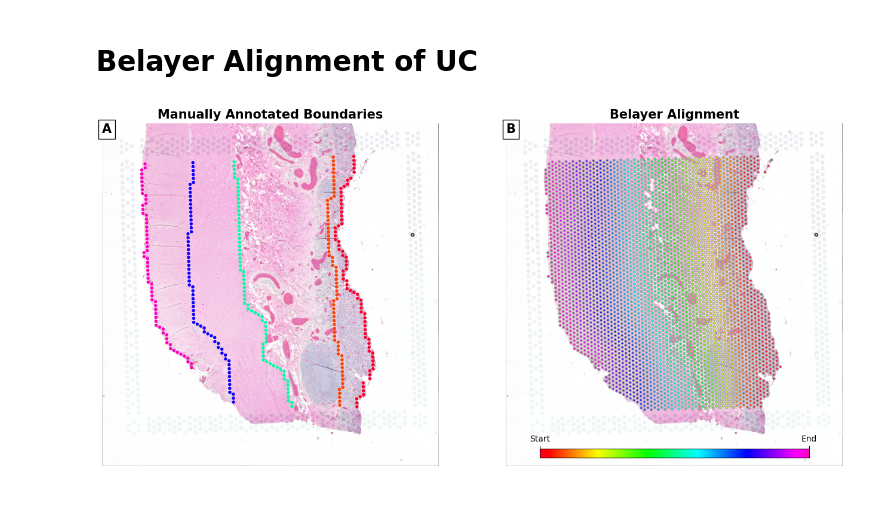
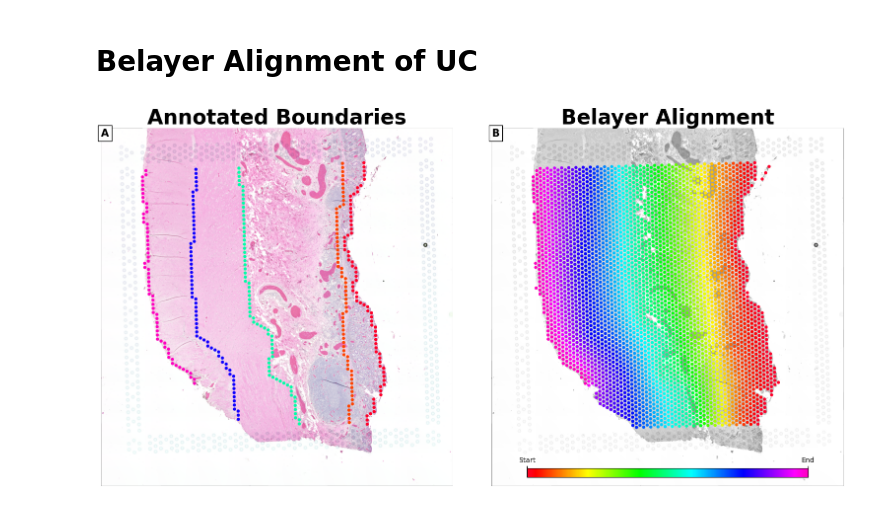
Before and after one commit to StevenSong/tissue-alignment, a Jupyter notebook: figs/fig6.ipynb, the cells around one changed output. Cells and saved outputs as stored; diff of their text form; code cells hidden in the pictures.

```diff
--- a/figs/fig6.ipynb
+++ b/figs/fig6.ipynb
@@ -36,12 +36,9 @@ plt.close()
 fig, (axa, axb) = plt.subplots(nrows, ncols, figsize=(figsize*ncols, figsize*nrows))
 
 axa.imshow(im)
-axb.imshow(im)
+axb.imshow(np.asarray(im.convert("L")), cmap='gray', vmin=0, vmax=255)
 axa.set_axis_off()
 axb.set_axis_off()
-
-axa.set_title('Manually Annotated Boundaries', fontsize=fontsize, weight='bold')
-axb.set_title('Belayer Alignment', fontsize=fontsize, weight='bold')
 
 cm_name = 'gist_rainbow'
 cmap = colormaps[cm_name]
@@ -58,32 +55,39 @@ for b in bounds:
 circs = PatchCollection(
     [Circle((x, y), spot_radius) for x, y in pos_df[["x", "y"]].to_numpy()],
     picker=True,
 )
 facecolors = np.asarray([list(to_rgba("lightgray"))] * len(pos_df))
 edgecolors = np.asarray([list(to_rgba("darkgray"))] * len(pos_df))
 alphas = np.full(len(pos_df), 1)
 circs.set_facecolor(facecolors)
 circs.set_edgecolor(edgecolors)
 circs.set_alpha(alphas)
 axb.add_collection(circs)
 
+axa.set_title('Annotated Boundaries', fontsize=fontsize*2, weight='bold')
+axb.set_title('Belayer Alignment', fontsize=fontsize*2, weight='bold')
+
+fig.tight_layout()
+fig.subplots_adjust(top=0.925)
+
 dummy_path_idxs = [-1] * (depths['depth2'].max() + 1)
 draw_clusters(
     fig=fig,
     ax=axb,
     path_idxs=dummy_path_idxs,
     clusters=depths['depth2'],
     circs=circs,
     facecolors=facecolors,
-    # edgecolors=edgecolors,
+    edgecolors=edgecolors,
     cm_name=cm_name,
 )
 
 axa_bbox = axa.get_position()
 axb_bbox = axb.get_position()
 fig.text(axa_bbox.xmin, axa_bbox.ymax, 'A', ha='left', va='top', fontsize=fontsize, weight='bold', bbox={'facecolor':'white', 'edgecolor':'black'})
 fig.text(axb_bbox.xmin, axb_bbox.ymax, 'B', ha='left', va='top', fontsize=fontsize, weight='bold', bbox={'facecolor':'white', 'edgecolor':'black'})
 
 fig.savefig('fig6.png')
+fig.savefig('fig6.pdf')
 # %% [output]
-[figure, old version]
+[figure, new version]
```
Also changed, not shown: 20 other files.
